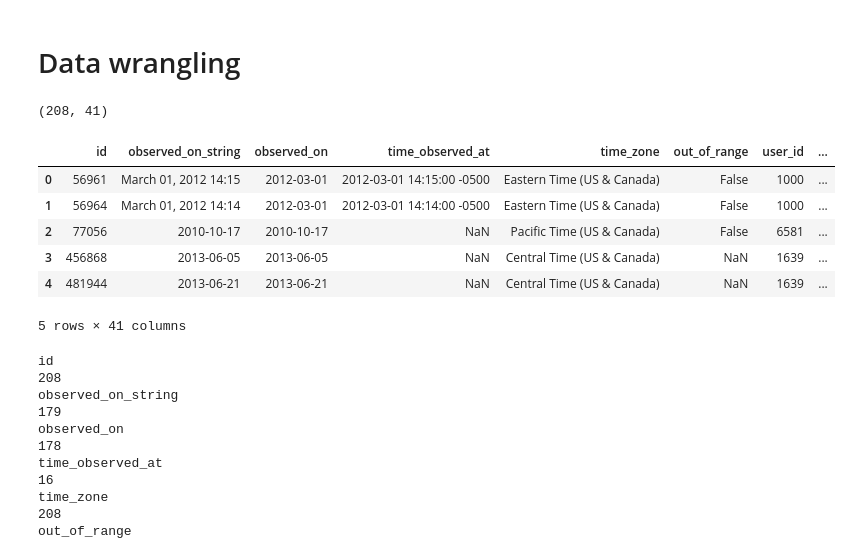
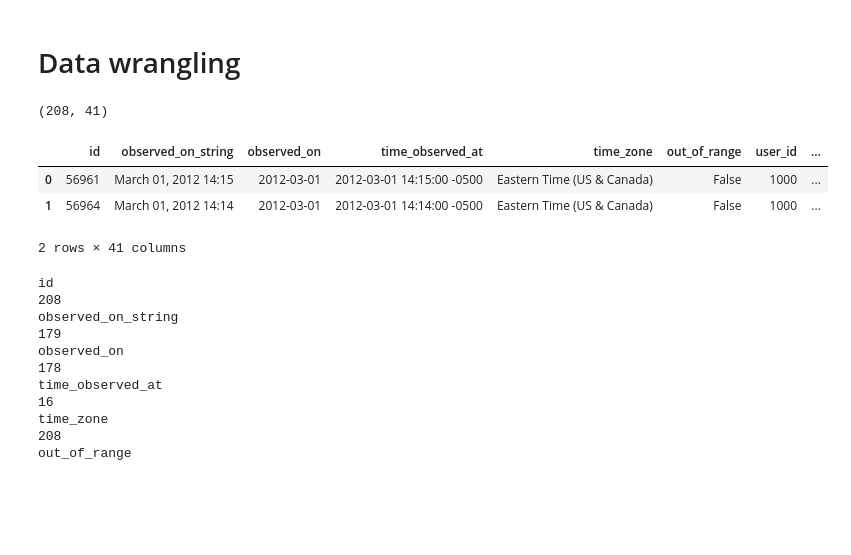
Before and after one commit to ggrrll/hack_foodmarkets, a Jupyter notebook: inaturalist_da.ipynb, the cells around one changed output. Saved outputs shown, nothing was run; the diff lists cells and outputs as text; code cells hidden in the pictures; blank space fills up the shorter version.

```diff
--- a/inaturalist_da.ipynb
+++ b/inaturalist_da.ipynb
@@ -22,16 +24,13 @@ sns.set_context('notebook')
 # %%
 first_dump = pd.read_csv('./inaturalist_dump.csv')
 print(first_dump.shape)
-first_dump.head()
+first_dump.head(2)
 # %% [output]
 (208, 41)
 |  | id | observed_on_string | observed_on | time_observed_at | time_zone | out_of_range | user_id | ... |
 | 0 | 56961 | March 01, 2012 14:15 | 2012-03-01 | 2012-03-01 14:15:00 -0500 | Eastern Time (US & Canada) | False | 1000 | ... |
 | 1 | 56964 | March 01, 2012 14:14 | 2012-03-01 | 2012-03-01 14:14:00 -0500 | Eastern Time (US & Canada) | False | 1000 | ... |
-| 2 | 77056 | 2010-10-17 | 2010-10-17 | NaN | Pacific Time (US & Canada) | False | 6581 | ... |
-| 3 | 456868 | 2013-06-05 | 2013-06-05 | NaN | Central Time (US & Canada) | NaN | 1639 | ... |
-| 4 | 481944 | 2013-06-21 | 2013-06-21 | NaN | Central Time (US & Canada) | NaN | 1639 | ... |
-5 rows × 41 columns
+2 rows × 41 columns
 # %%
 # first_dump.scientific_name.unique()
 # %%
```
Also changed, not shown: parts of 5 cells of this notebook, 1 other file.
